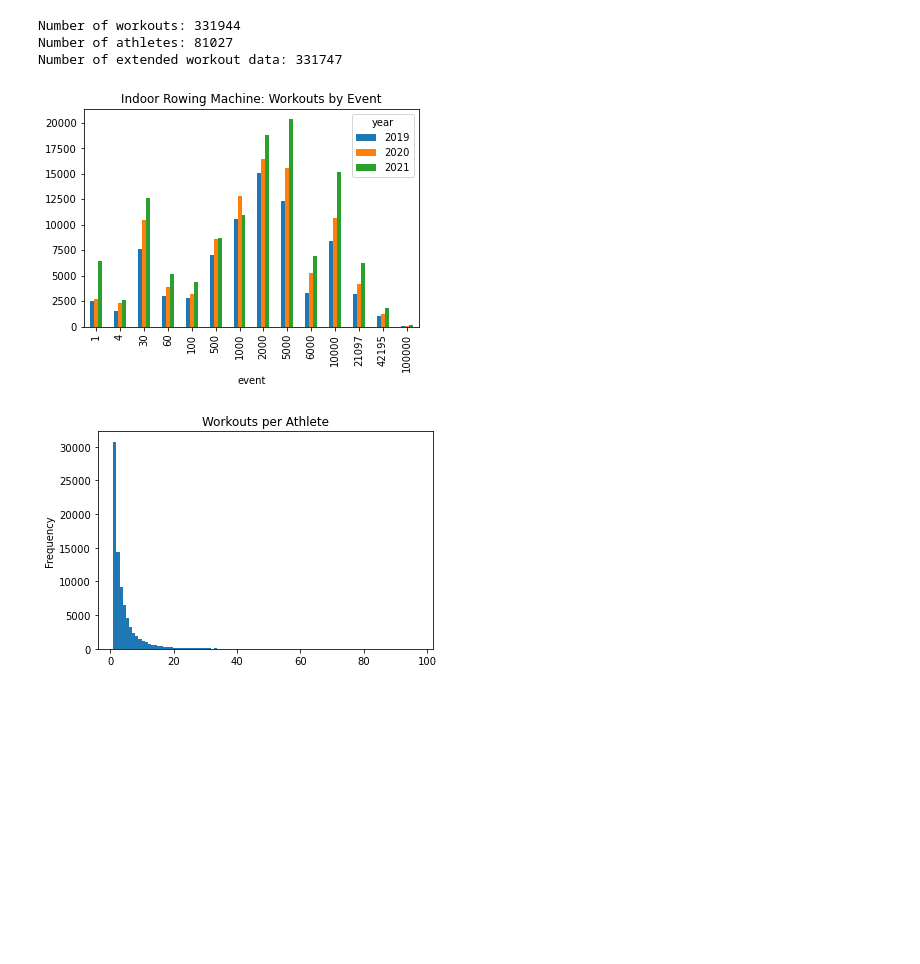
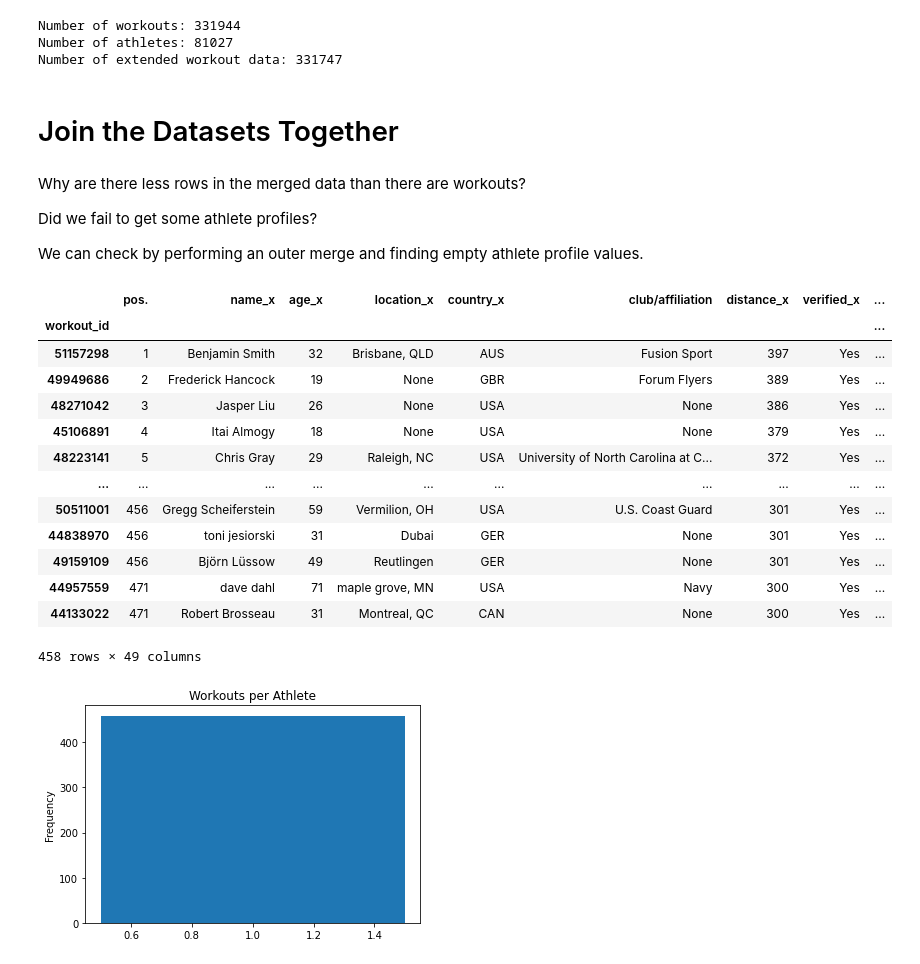
Before and after one commit to adhardy/Concept2-Logbook-Scraper, a Jupyter notebook: analysis.ipynb, the cells around one changed output. Cells and saved outputs as stored; diff of their text form; code cells hidden in the pictures; blank space fills up the shorter version.

```diff
--- a/analysis.ipynb
+++ b/analysis.ipynb
@@ -3,3 +3,6 @@ import json
 import pandas as pd
 import C2Analyse
 import matplotlib.pyplot as plt
+
+pd.options.display.max_columns = None
+verbose = 0
@@ -19,16 +26,13 @@ df_workouts.index.set_names("workout_id", inplace=True)
 # %%
-#get basic stats:
-
-{"1":"1 minute", "4":"4 minute", "30":"30 minute", "60":"60 minute"}
-
 print(f"Number of workouts: {len(df_workouts)}")
 print(f"Number of athletes: {len(df_athletes)}")
 print(f"Number of extended workout data: {len(df_extended)}")
-df_workouts_by_year_event = df_workouts[(df_workouts["rower"] == "rower") & (df_workouts["machine"] == "rower")][["event","year"]].value_counts().unstack(level=-1)
 
-df_workouts_by_year_event_plot = df_workouts_by_year_event.plot.bar(title="Indoor Rowing Machine: Workouts by Event")
+# df_workouts_by_year_event = df_workouts[["event","year"]].value_counts().unstack(level=-1)
+# df_workouts_by_year_event_plot = df_workouts_by_year_event.plot.bar(title="Workouts by Event")
 # %% [output]
 Number of workouts: 331944
 Number of athletes: 81027
 Number of extended workout data: 331747
-[figure, removed]
+# %% [markdown]
+# Join the Datasets Together
@@ -34,0 +46,6 @@ Number of extended workout data: 331747
+# %% [markdown]
+Why are there less rows in the merged data than there are workouts?
+
+Did we fail to get some athlete profiles?
+
+We can check by performing an outer merge and finding empty athlete profile values.
@@ -35,14 +58,29 @@ Number of extended workout data: 331747
 # %%
 df_athletes_workouts = pd.merge(left=df_workouts, right=df_athletes, left_on='profile_id', right_on="profile_id", right_index=True)
 
-#why are there less rows than workouts? Did we fail to get some athlete profiles? Can do an outer merge to find ones with empty profile data and check. Maybe profiles deleted xmax=20 xticks=range(0,xmax,2)
+df = pd.merge(left=df_athletes_workouts, right = df_extended, left_on='workout_id', right_on="workout_id", right_index=True)
+display(df)
 
 df_aw_count = df_athletes_workouts["profile_id"].value_counts()
 
 bins = df_aw_count[0].max() #set bin size to 1
 df_aw_count_plot = df_aw_count.plot(kind="hist", bins=bins, title="Workouts per Athlete")
 # %% [output]
+|  | pos. | name_x | age_x | location_x | country_x | club/affiliation | distance_x | verified_x | ... |
+| workout_id |  |  |  |  |  |  |  |  | ... |
+| 51157298 | 1 | Benjamin Smith | 32 | Brisbane, QLD | AUS | Fusion Sport | 397 | Yes | ... |
+| 49949686 | 2 | Frederick Hancock | 19 | None | GBR | Forum Flyers | 389 | Yes | ... |
+| 48271042 | 3 | Jasper Liu | 26 | None | USA | None | 386 | Yes | ... |
+| 45106891 | 4 | Itai Almogy | 18 | None | USA | None | 379 | Yes | ... |
+| 48223141 | 5 | Chris Gray | 29 | Raleigh, NC | USA | University of North Carolina at C... | 372 | Yes | ... |
+| ... | ... | ... | ... | ... | ... | ... | ... | ... | ... |
+| 50511001 | 456 | Gregg Scheiferstein | 59 | Vermilion, OH | USA | U.S. Coast Guard | 301 | Yes | ... |
+| 44838970 | 456 | toni jesiorski | 31 | Dubai | GER | None | 301 | Yes | ... |
+| 49159109 | 456 | Björn Lüssow | 49 | Reutlingen | GER | None | 301 | Yes | ... |
+| 44957559 | 471 | dave dahl | 71 | maple grove, MN | USA | Navy | 300 | Yes | ... |
+| 44133022 | 471 | Robert Brosseau | 31 | Montreal, QC | CAN | None | 300 | Yes | ... |
+458 rows × 49 columns
-[figure, old version]
+[figure, new version]
 # %%
 ymax = 15000
 xmax = 22
```
Also changed, not shown: parts of 10 cells of this notebook, 1 other file.
